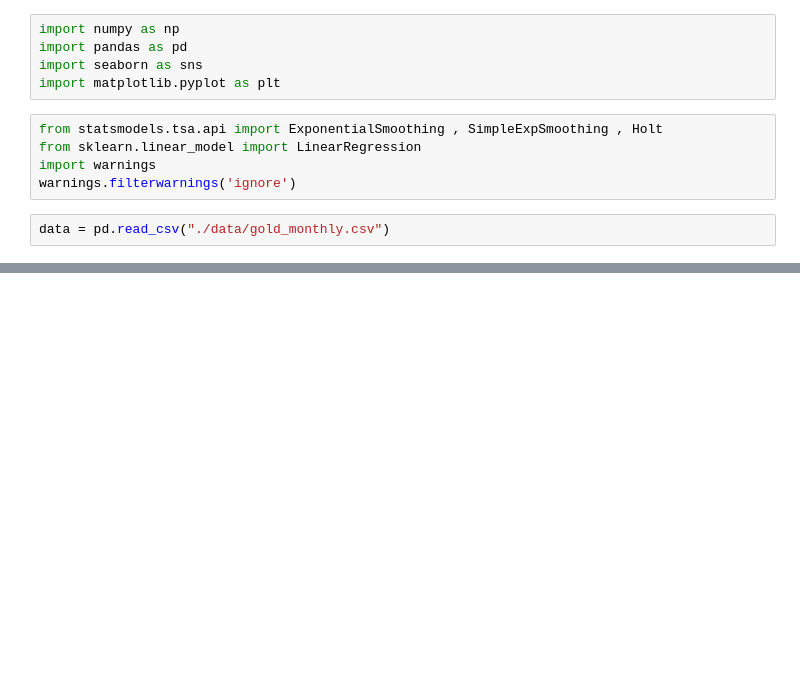
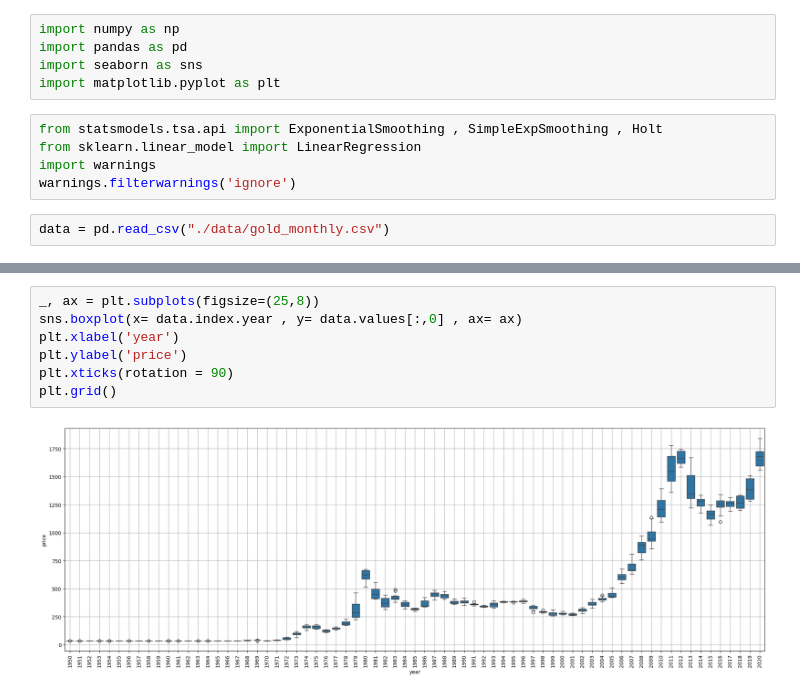
Before and after one commit to Omjade/TimeSeries-, a Jupyter notebook: timeseriesp.ipynb, the cells around one changed output, grey strips where cells are left out. Saved outputs shown, nothing was run; the diff lists cells and outputs as text; blank space fills up the shorter version.

```diff
--- a/timeseriesp.ipynb
+++ b/timeseriesp.ipynb
@@ -21,0 +112,9 @@ data.head
+# %%
+_, ax = plt.subplots(figsize=(25,8))
+sns.boxplot(x= data.index.year , y= data.values[:,0] , ax= ax)
+plt.xlabel('year')
+plt.ylabel('price')
+plt.xticks(rotation = 90)
+plt.grid()
+# %% [output]
+[figure, added]
```
Also changed, not shown: parts of 23 cells of this notebook.
